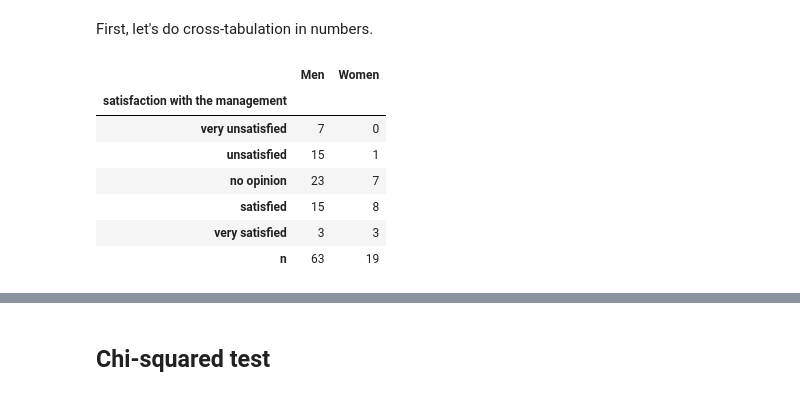
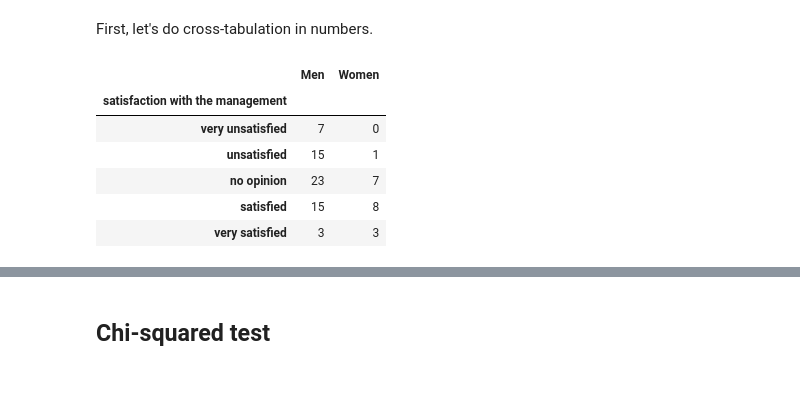
Before and after one commit to juhanurmonen/data-analytics-basics-diagnostic-analytics, a Jupyter notebook: Diagnostic_analytics_Best_practices.ipynb, the cells around one changed output, grey strips where cells are left out. Cells and saved outputs as stored; diff of their text form; code cells hidden in the pictures.

```diff
--- a/Diagnostic_analytics_Best_practices.ipynb
+++ b/Diagnostic_analytics_Best_practices.ipynb
@@ -103,25 +103,22 @@ First, let's do cross-tabulation in numbers.
 # %%
 ### Cross-tabulation of variables satisfaction with management and sex.
 
 df1 = pd.crosstab(df['management'], df['sex'])
 
 ### Polishing
 
 df1.index = satisfaction
 
 df1.index.name = 'satisfaction with the management'
 
 df1.columns = gender
 
-df1.loc['n'] = df1.sum()
-
 df1
 # %% [output]
 |  | Men | Women |
 | satisfaction with the management |  |  |
 | very unsatisfied | 7 | 0 |
 | unsatisfied | 15 | 1 |
 | no opinion | 23 | 7 |
 | satisfied | 15 | 8 |
 | very satisfied | 3 | 3 |
-| n | 63 | 19 |
```
Also changed, not shown: parts of 12 cells of this notebook.
